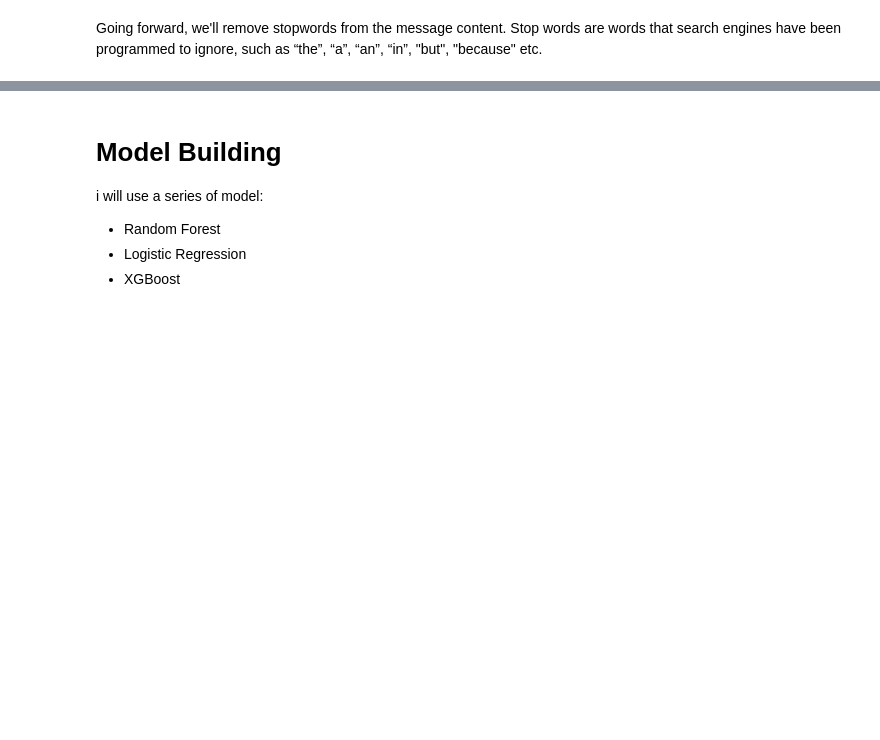
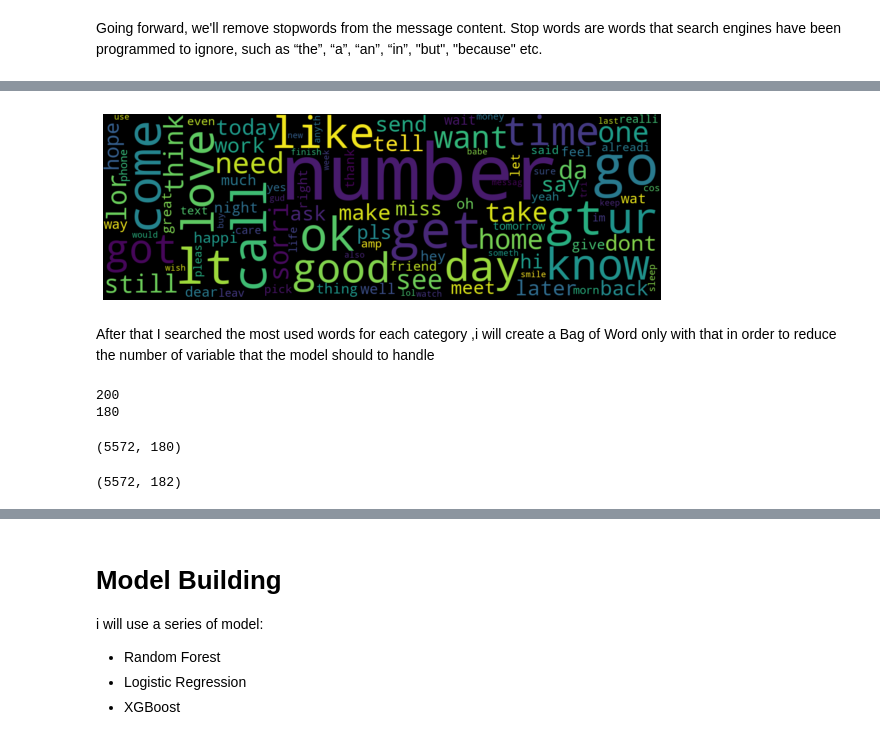
Before and after one commit to datascientist-hist/Spam_Messages_Classification, a Jupyter notebook: Spam_Messages_Classification.ipynb, the cells around one changed output, grey strips where cells are left out. Cells and saved outputs as stored; diff of their text form; code cells hidden in the pictures; blank space fills up the shorter version.

```diff
--- a/Spam_Messages_Classification.ipynb
+++ b/Spam_Messages_Classification.ipynb
@@ -234,0 +260,35 @@ all_words.plot(20, title='Top 10 Most Common Words in Corpus');
+# %%
+#Searching  the 100 most frequent words in ham emails
+
+df_ham=count_words[count_words['label']==0].sum()
+df_ham.sort_values(ascending=False,inplace=True)
+df_ham.drop('label',inplace=True)
+ham_words=df_ham.iloc[0:100]
+# %%
+#Showing the  100 most used word in ham emails
+wc = WordCloud(width=1200, height=400, max_words=200).generate_from_frequencies(ham_words.to_dict())
+
+plt.figure(figsize=(10, 10))
+plt.imshow(wc, interpolation='bilinear')
+plt.axis('off')
+plt.show()
+# %% [output]
+[figure, added]
+# %% [markdown]
+After that I searched the most used words for each category ,i will create a Bag of Word only with  that in order to reduce the number of variable that the model should  to handle
+# %%
+#columns to maintain
+col= [*spam_words.index,*ham_words.index]
+print(len(col))
+#removing duplicate word
+col = [*set(col)]
+print(len(col))
+# %% [output]
+200
+180
+# %%
+#filtering columns from count_words dataframe
+count_words=count_words[col]
+count_words.shape
+# %% [output]
+(5572, 180)
@@ -234,0 +298,4 @@ all_words.plot(20, title='Top 10 Most Common Words in Corpus');
+# %%
+count_words.shape
+# %% [output]
+(5572, 182)
```
Also changed, not shown: parts of 47 cells of this notebook.
